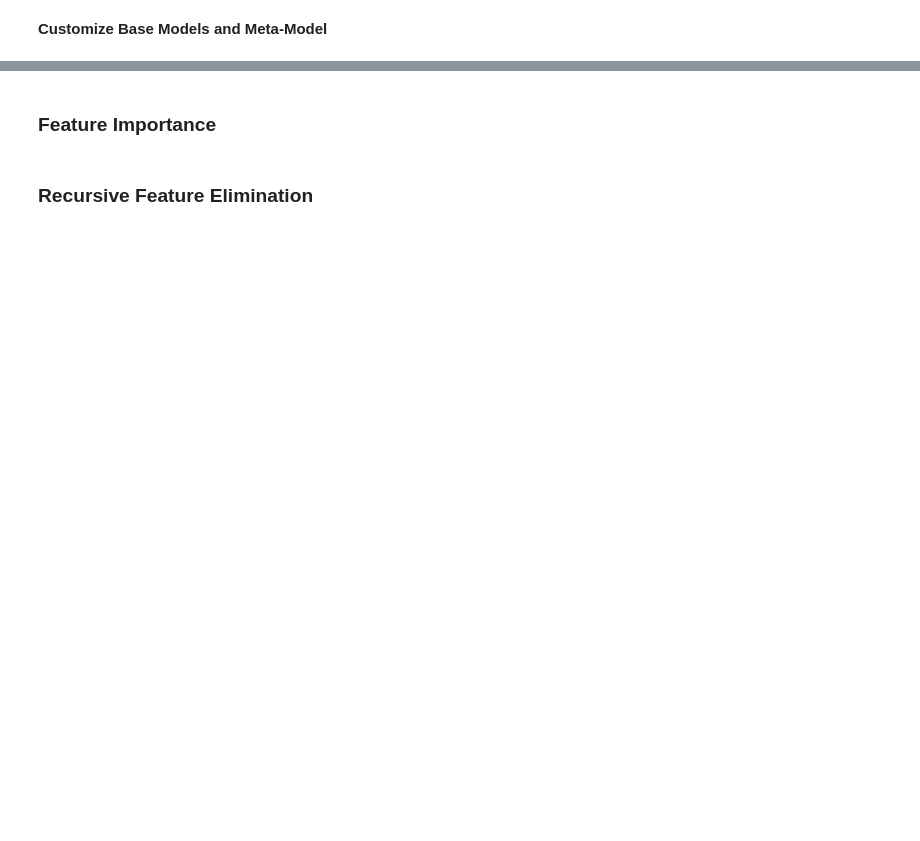
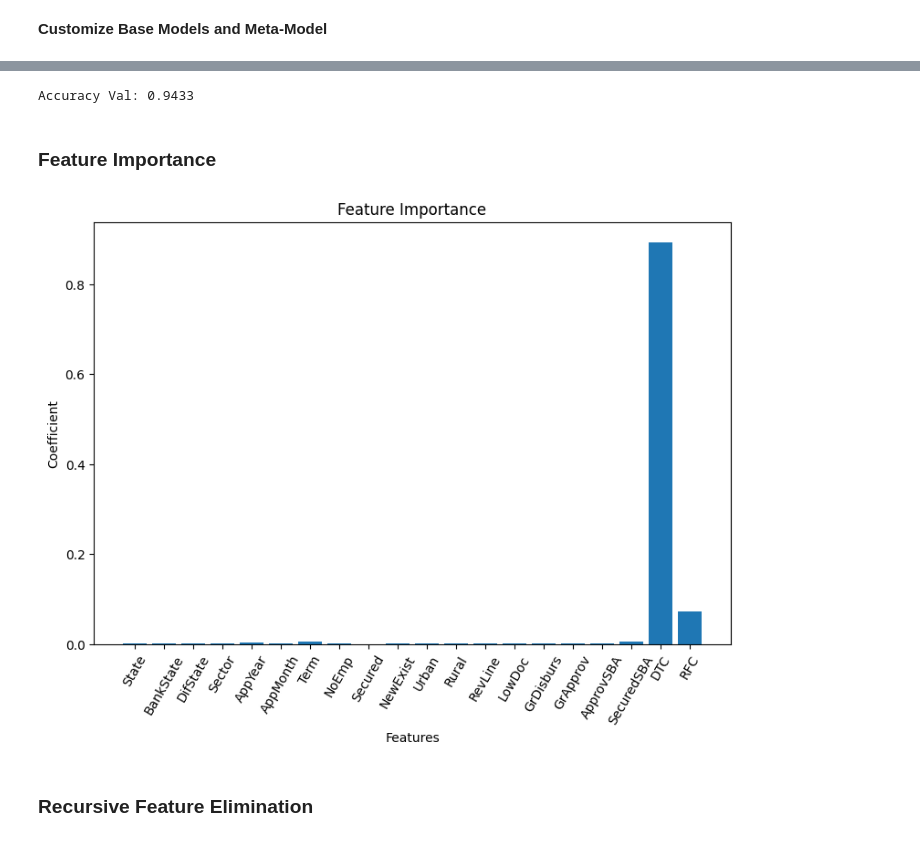
Before and after one commit to Ly-Ax/TFMasterIA, a Jupyter notebook: notebooks/classifier/model_stacking.ipynb, the cells around one changed output, grey strips where cells are left out. Saved outputs shown, nothing was run; the diff lists cells and outputs as text; code cells hidden in the pictures; blank space fills up the shorter version.

```diff
--- a/notebooks/classifier/model_stacking.ipynb
+++ b/notebooks/classifier/model_stacking.ipynb
@@ -163,0 +169,6 @@ Accuracy Val: 0.949
+# %%
+lr_cols = list(X_train.columns)
+knn_cols = ["State","DifState","Sector","AppYear","Term","Secured","Urban","RevLine","LowDoc","SecuredSBA"]
+dtc_cols = ["State","BankState","DifState","AppYear","Term","NoEmp","GrDisburs","ApprovSBA","SecuredSBA"]
+rfc_cols = ["State","BankState","Sector","AppYear","Term","GrDisburs","GrApprov","ApprovSBA","SecuredSBA"]
+xgb_cols = list(X_train.columns)
@@ -163,0 +252,5 @@ Accuracy Val: 0.949
+# %%
+param_grid = {"learning_rate": [0.1, 0.2, 0.3],
+              "max_depth": [10, 20, 30],
+              "n_estimators": [100, 200, 300],
+              "random_state": [rnd_stack]}
@@ -164,17 +281,25 @@ Accuracy Val: 0.949
+# %%
+acc_val = meta_model.score(X_val_base, y_val)
+
+print("Accuracy Val:", round(acc_val, 4))
+# %% [output]
+Accuracy Val: 0.9433
 # %% [markdown]
 ### Feature Importance
 # %%
-# X_cols = X_train.columns
-# fi_xgb = xgb_model.feature_importances_
+X_cols = X_train_base.columns
+coef_dtc = meta_model.feature_importances_
 
-# plt.figure(figsize=(9, 6))
-# plt.bar(X_cols, fi_xgb)
+plt.figure(figsize=(9, 6))
+plt.bar(X_cols, coef_dtc)
 
-# plt.title("Feature Importance")
-# plt.xlabel("Features")
-# plt.ylabel("Coefficient")
-# plt.xticks(rotation=60)
-# plt.show()
+plt.title("Feature Importance")
+plt.xlabel("Features")
+plt.ylabel("Coefficient")
+plt.xticks(rotation=60)
+plt.show()
+# %% [output]
+[figure, added]
 # %% [markdown]
 ### Recursive Feature Elimination
 # %%
```
Also changed, not shown: parts of 62 cells of this notebook, 4 other files.
